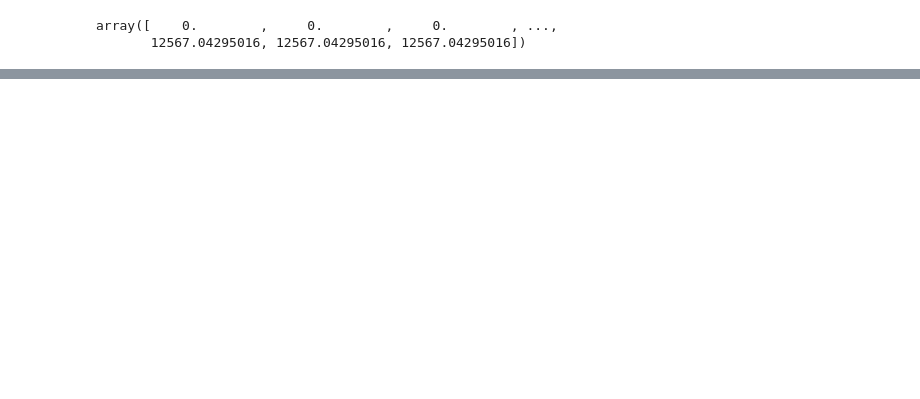
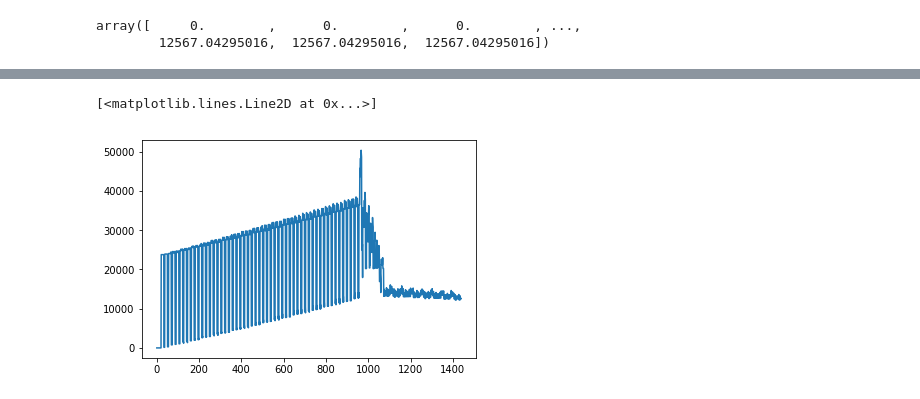
Before and after one commit to gwenchee/dcwrap, a Jupyter notebook: scripts/test.ipynb, the cells around one changed output, grey strips where cells are left out. Cells and saved outputs as stored; diff of their text form; code cells hidden in the pictures; blank space fills up the shorter version.

```diff
--- a/scripts/test.ipynb
+++ b/scripts/test.ipynb
@@ -90,0 +103,5 @@ WHERE (agentid = "230")
+# %%
+plt.plot(months,pu_inventory)
+# %% [output]
+[<matplotlib.lines.Line2D at 0x...>]
+[figure, added]
```
Also changed, not shown: parts of 8 cells of this notebook, 1 other file.
